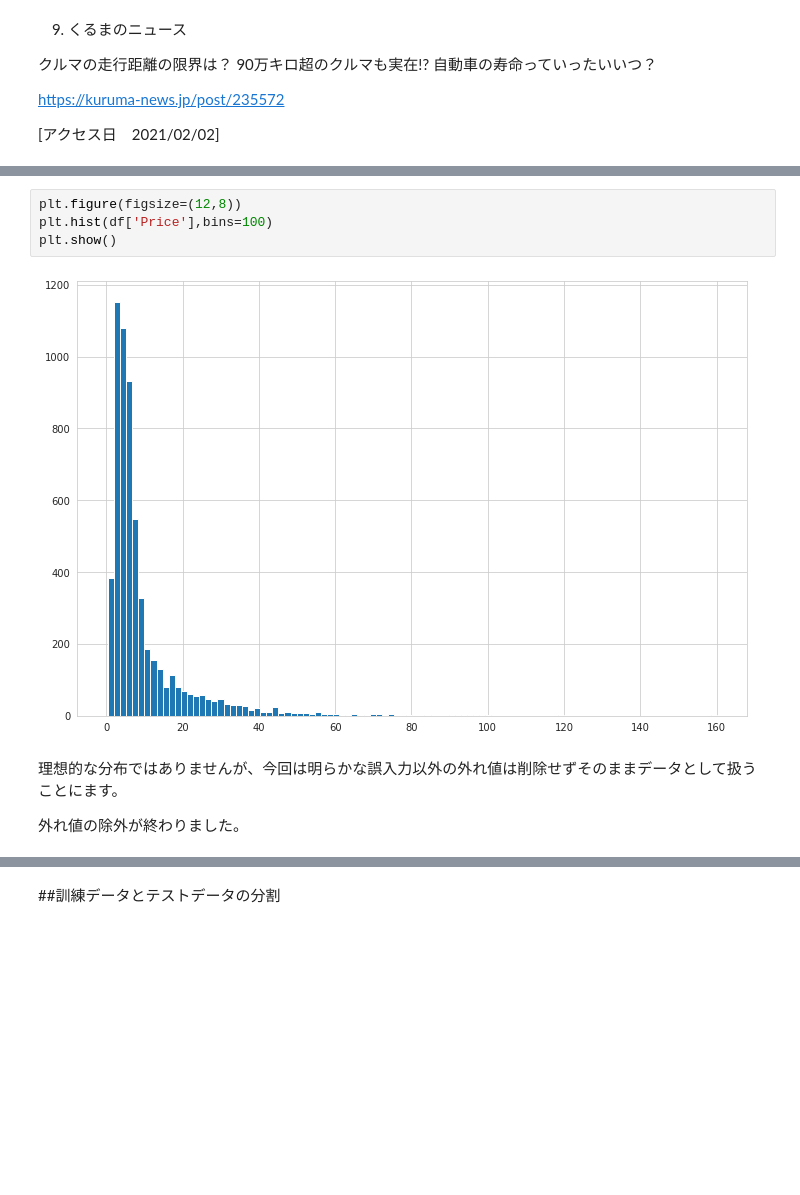
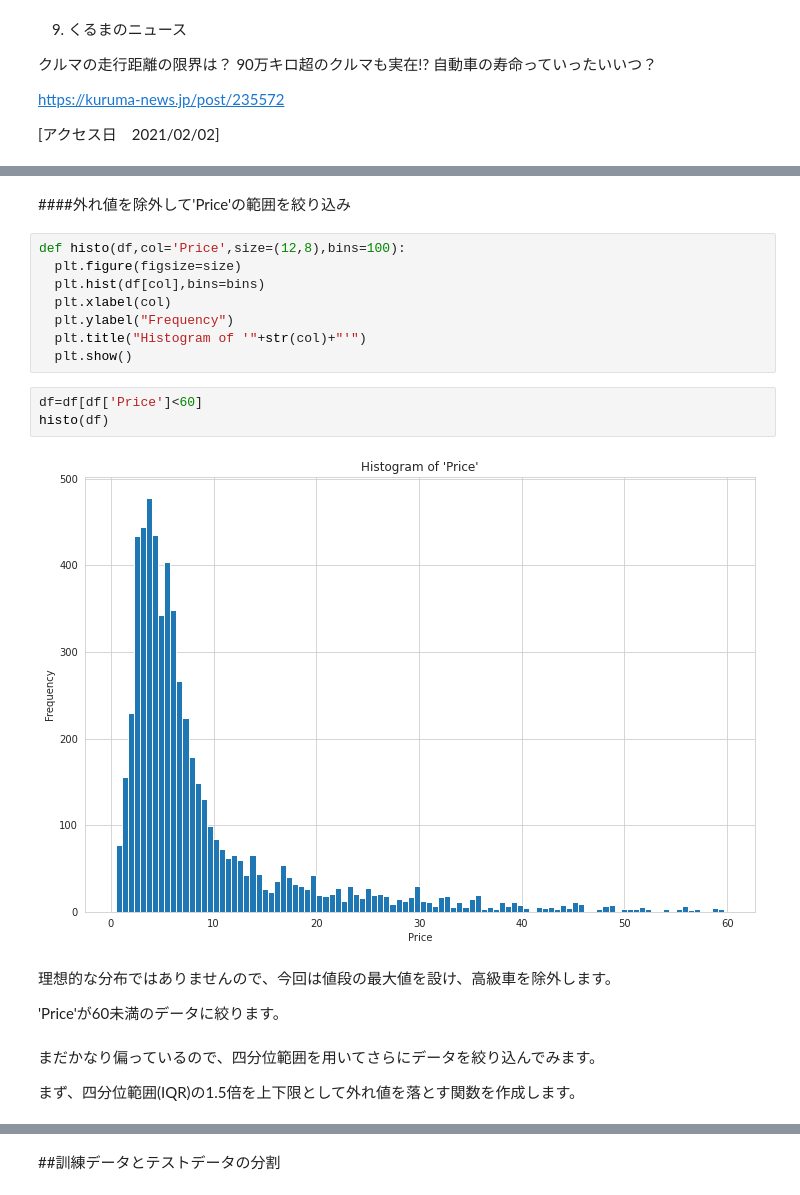
Before and after one commit to Kyotaro65/Used_Cars_Price_Prediction, a Jupyter notebook: Used_Cars_Price_Pred.ipynb, the cells around one changed output, grey strips where cells are left out. Saved outputs shown, nothing was run; the diff lists cells and outputs as text; blank space fills up the shorter version.

```diff
--- a/Used_Cars_Price_Pred.ipynb
+++ b/Used_Cars_Price_Pred.ipynb
@@ -1006,13 +1014,26 @@ df.describe()
 | 50% | 2014.000000 | 52609.000000 | 1.000000 | 1493.000000 | 94.000000 | 5.000000 | 5.700000 | 18.900000 | ... |
 | 75% | 2016.000000 | 72402.750000 | 1.000000 | 1984.000000 | 138.100000 | 5.000000 | 9.990000 | 22.644444 | ... |
 | max | 2019.000000 | 775000.000000 | 4.000000 | 5998.000000 | 560.000000 | 10.000000 | 160.000000 | 31.555556 | ... |
-# %%
-plt.figure(figsize=(12,8))
-plt.hist(df['Price'],bins=100)
-plt.show()
-# %% [output]
-[figure, removed]
-# %% [markdown]
-理想的な分布ではありませんが、今回は明らかな誤入力以外の外れ値は削除せずそのままデータとして扱うことにます。
-
-外れ値の除外が終わりました。
+# %% [markdown]
+####外れ値を除外して'Price'の範囲を絞り込み
+# %%
+def histo(df,col='Price',size=(12,8),bins=100):
+  plt.figure(figsize=size)
+  plt.hist(df[col],bins=bins)
+  plt.xlabel(col)
+  plt.ylabel("Frequency")
+  plt.title("Histogram of '"+str(col)+"'")
+  plt.show()
+# %%
+df=df[df['Price']<60]
+histo(df)
+# %% [output]
+[figure, added]
+# %% [markdown]
+理想的な分布ではありませんので、今回は値段の最大値を設け、高級車を除外します。
+
+'Price'が60未満のデータに絞ります。
+# %% [markdown]
+まだかなり偏っているので、四分位範囲を用いてさらにデータを絞り込んでみます。
+
+まず、四分位範囲(IQR)の1.5倍を上下限として外れ値を落とす関数を作成します。
```
Also changed, not shown: parts of 36 cells of this notebook.
